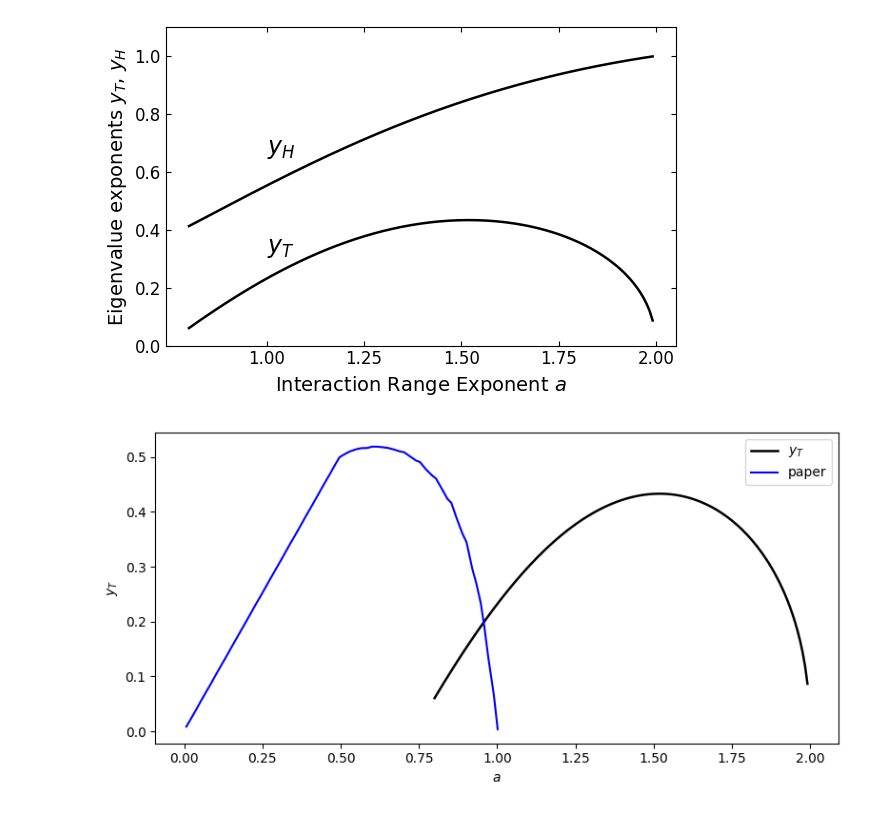
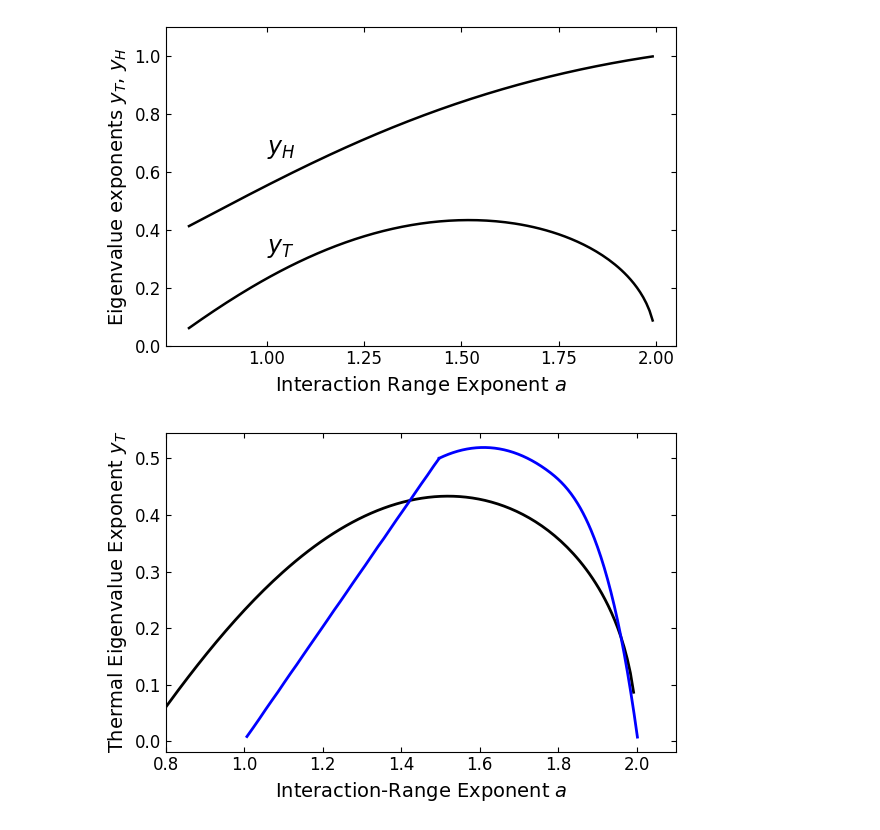
Before and after one commit to erbilcanartun/long-range-ising-chain, a Jupyter notebook: notebooks/fixed_chain_size.ipynb, the cells around one changed output. Saved outputs shown, nothing was run; the diff lists cells and outputs as text; code cells hidden in the pictures.

```diff
--- a/notebooks/fixed_chain_size.ipynb
+++ b/notebooks/fixed_chain_size.ipynb
@@ -1545,21 +1545,23 @@ plt.show()
 # %%
 import pandas as pd
 import matplotlib.pyplot as plt
-
+a = result["a"]
 df = pd.read_csv("../data/fig_dataset_yT.csv", header=None, names=['X', 'Y'])
 x = df['X']
 y = df['Y']
 
-plt.figure(figsize=(8, 4))
-plt.plot(a, result["yT"], c='k', linestyle='-', linewidth=1.8, label=r"$y_T$")
-plt.plot(x, y, marker='', linestyle='-', color='blue', label=r"paper")
-plt.legend()
+plt.figure(figsize=(6, 4))
+plt.plot(a, result["yT"], color='k', linewidth=2)
+#plt.plot(x+1, y, marker='', linestyle='-', color='red', label=r"paper")
 
-plt.ylabel(r'$y_T$')
-plt.xlabel(r'$a$')
-plt.grid(False)
+plt.plot(data[:,0]+1, data[:,1], color='blue', linewidth=2)
+plt.plot(T_dense+1, y_smooth, label='Smoothed Spline (s=0.005)', color='blue', linewidth=2)
+plt.xlabel(r"Interaction-Range Exponent $a$", fontsize=14)
+plt.ylabel(r"Thermal Eigenvalue Exponent $y_T$", fontsize=14)
+plt.tick_params(direction="in", which="both", top=True, right=True, labelsize=12)
+plt.xlim(0.8, 2.1)
 plt.tight_layout()
-plt.savefig("../figures/comparison_yT.png")
+plt.savefig("../figures/comparison_yT.eps")
 plt.show()
 # %% [output]
-[figure, old version]
+[figure, new version]
```
Also changed, not shown: parts of 2 cells of this notebook, 3 other files.
